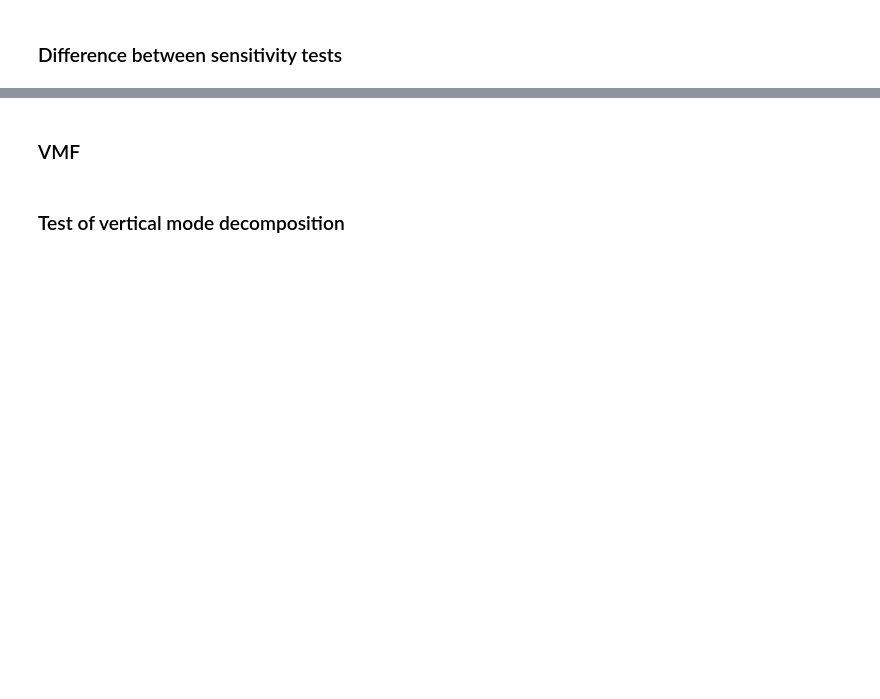
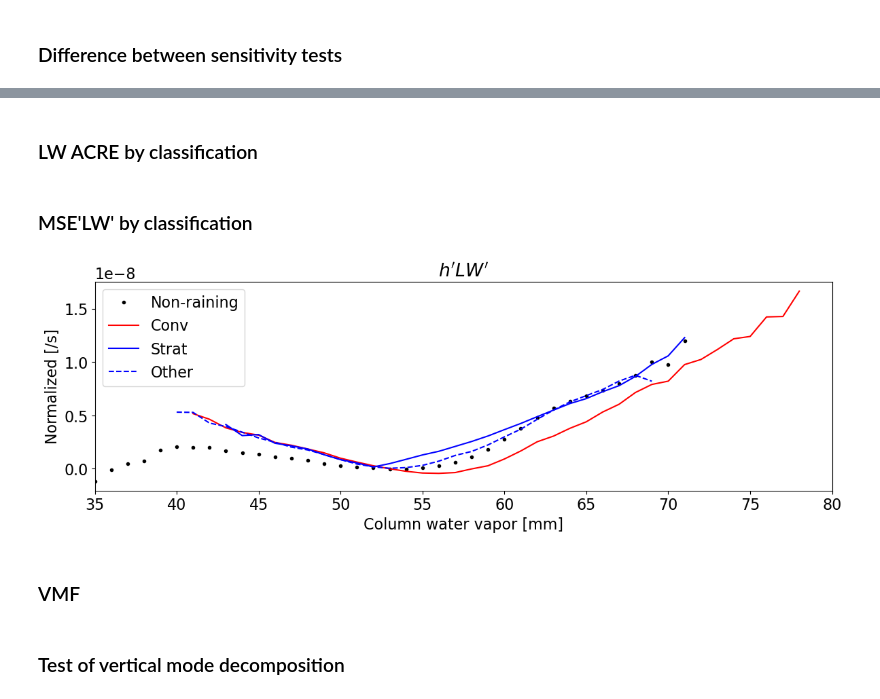
Before and after one commit to jhruppert/jhr-wrf-python, a Jupyter notebook: binned_cross_2d.ipynb, the cells around one changed output, grey strips where cells are left out. Saved outputs shown, nothing was run; the diff lists cells and outputs as text; code cells hidden in the pictures; blank space fills up the shorter version.

```diff
--- a/binned_cross_2d.ipynb
+++ b/binned_cross_2d.ipynb
@@ -22,12 +22,12 @@ from mask_tc_track import mask_tc_track
 #### Main settings
 # %%
 # Index variable (2D; independent var)
-ivar_select = 'rain'
+ivar_select = 'pw'
 # options (requiring 2D info): pw, rain, lwacre
 # options (requiring 3D info): vmf
 
 # Fill variable (3D; dependent var)
-fillvar_select = 'rh'
+fillvar_select = 'lwcrf'
 # options: avor, lwcrf, tprm, dbz, rh
 
 # Contour variable (3D; dependent var)
@@ -38,7 +38,7 @@ istrat=-1 #2 # 0-non-raining, 1-conv, 2-strat, 3-other/anvil, (-1 for off)
 # istrat=2
 
 # Number of sample time steps
-nt=6
+nt=6#24#6
 # %% [markdown]
 #### Additional settings and directories
 # %%
@@ -716,0 +773,2 @@ plt.close()
+# %% [markdown]
+### LW ACRE by classification
@@ -717,3 +823,44 @@ plt.close()
+# %% [markdown]
+### MSE'LW' by classification
+# %%
+# create figure
+fig = plt.figure(figsize=(14,4))
+ax = fig.add_subplot(111)
+
+var2d_strat /= mselw_mn[:,np.newaxis,np.newaxis]
+
+vartag_2d="$h'LW'$"
+figtag='hplwpstrat'
+ytag='Normalized [/s]'
+
+# ax.set_title('LW-ACRE * Rain Fraction')
+ax.set_title(vartag_2d)
+ax.set_xlabel(xlabel)
+ax.set_xscale(log_x)
+
+ax.set_ylabel(ytag)
+
+for ktest in range(0,1):
+        plt.plot(bins[0:nbins-1], var2d_strat[ktest,:,0] \
+                , ".k", label="Non-raining")
+        plt.plot(bins[0:nbins-1], var2d_strat[ktest,:,1] \
+                , "-r", label="Conv")
+        plt.plot(bins[0:nbins-1], var2d_strat[ktest,:,2] \
+                , "-b", label="Strat")
+        plt.plot(bins[0:nbins-1], var2d_strat[ktest,:,3] \
+                , "--b", label="Other")
+
+        plt.xlim(np.min(bins), np.max(bins))
+        # plt.ylim(0, 10)
+
+        plt.legend(loc="upper left")
+
+        # plt.savefig(figdir+'lwacrescaled_comp_'+imemb+'_'+ivar_select+'.png',dpi=200, facecolor='white', \
+        plt.savefig(figdir+figtag+'_comp_ens'+enstag+'m_'+ivar_select+'.png',dpi=200, facecolor='white', \
+                        bbox_inches='tight', pad_inches=0.2)
+        plt.show()
+# %% [output]
+[figure, added]
 # %% [markdown]
 ### VMF
 # %%
```
Also changed, not shown: parts of 11 cells of this notebook, 1 other file.
